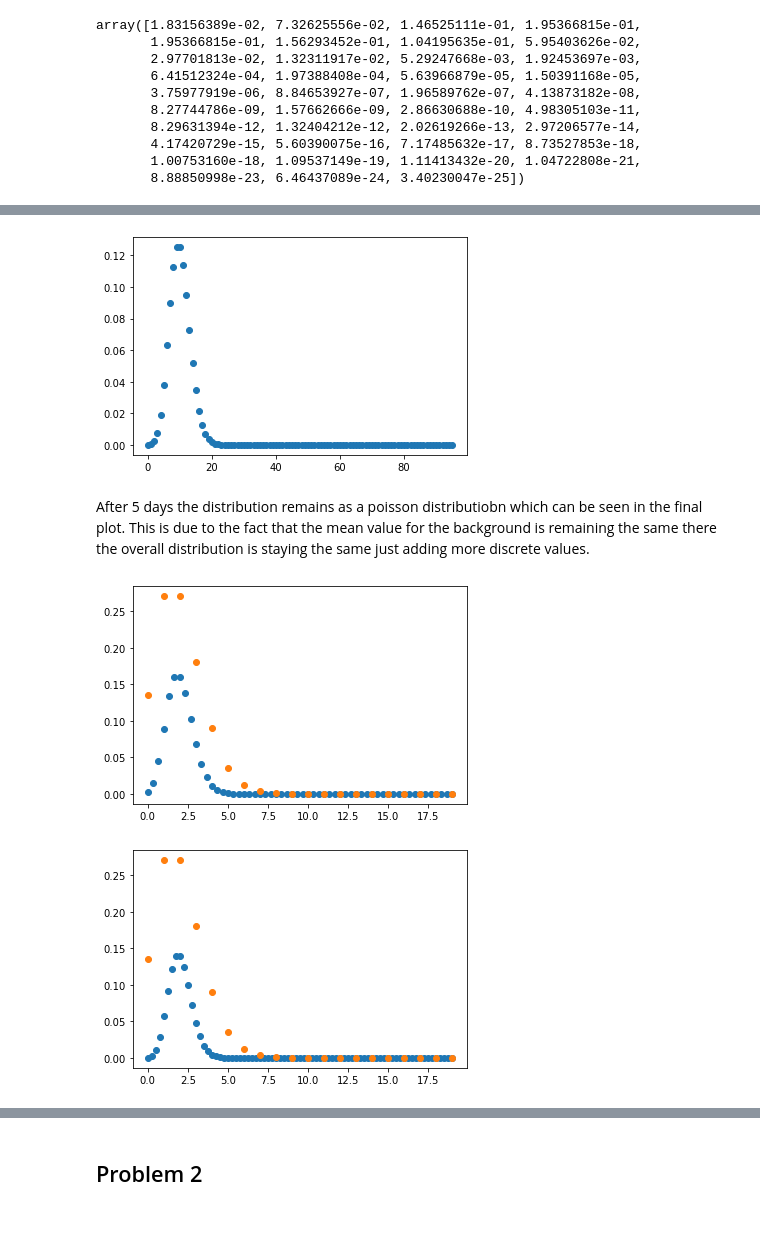
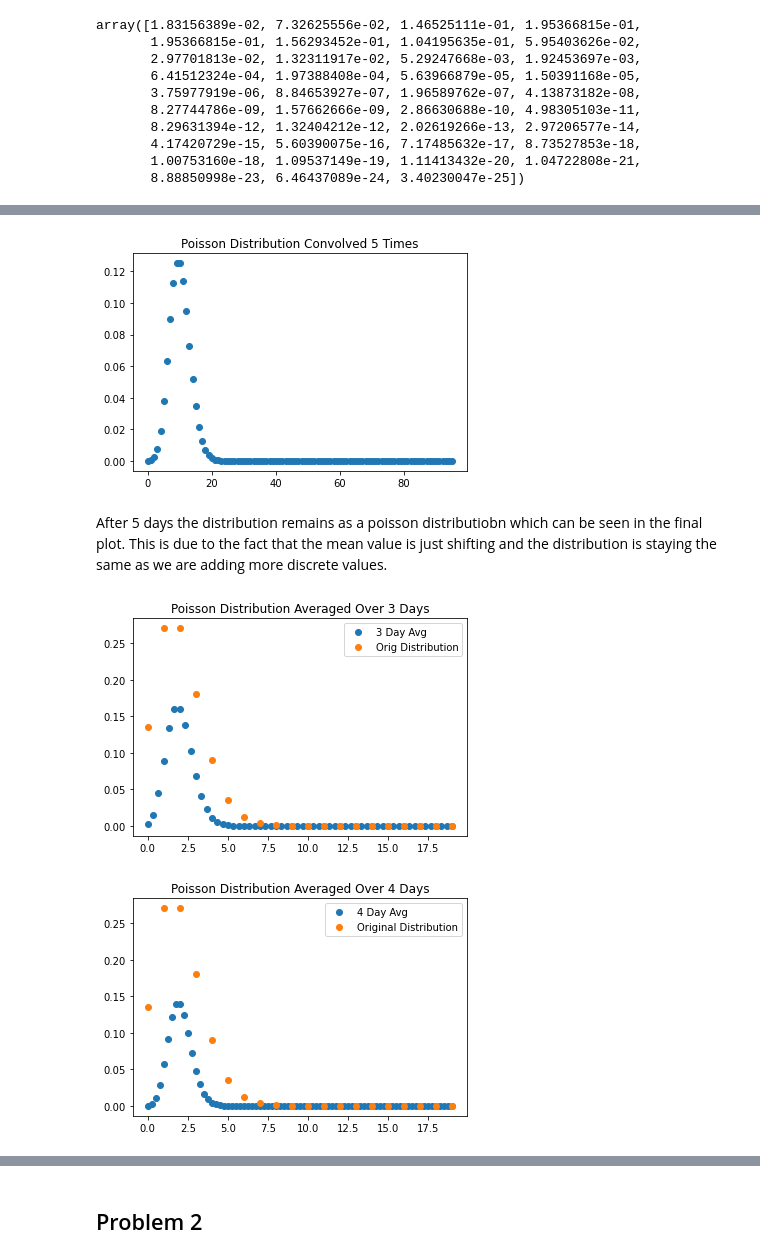
Before and after one commit to jaides26/Phys-434, a Jupyter notebook: Lab#2.ipynb, the cells around one changed output, grey strips where cells are left out. Saved outputs shown, nothing was run; the diff lists cells and outputs as text; code cells hidden in the pictures; blank space fills up the shorter version.

```diff
--- a/Lab#2.ipynb
+++ b/Lab#2.ipynb
@@ -56,29 +60,34 @@ conv_5=scipy.signal.convolve(poiss,conv_4)
 # %%
 x_conv5=np.arange(0,len(conv_5))
 fig, ax = plt.subplots(1, 1)
+ax.set_title('Poisson Distribution Convolved 5 Times')
 ax.plot(x_conv5,conv_5,'o')
 plt.show()
 # %% [output]
-[figure, old version]
+[figure, new version]
 # %% [markdown]
-After 5 days the distribution remains as a poisson distributiobn which can be seen in the final plot. This is due to the fact that the mean value for the background is remaining the same there the overall distribution is staying the same just adding more discrete values.
+After 5 days the distribution remains as a poisson distributiobn which can be seen in the final plot. This is due to the fact that the mean value is just shifting and the distribution is staying the same as we are adding more discrete values.
 # %%
 x_avg3=x_conv3/3
 fig, ax = plt.subplots(1, 1)
-ax.plot(x_avg3,conv_3,'o')
-ax.plot(x,stats.poisson.pmf(x,mu_background),'o')
+ax.set_title('Poisson Distribution Averaged Over 3 Days')
+ax.plot(x_avg3,conv_3,'o', label= '3 Day Avg')
+ax.plot(x,stats.poisson.pmf(x,mu_background),'o', label= "Orig Distribution")
+plt.legend()
 plt.show()
 # %% [output]
-[figure, old version]
+[figure, new version]
 # %%
 x_conv4=np.arange(0,len(conv_4))
 x_avg4=x_conv4/4
 fig, ax = plt.subplots(1, 1)
-ax.plot(x_avg4,conv_4,'o')
-ax.plot(x,stats.poisson.pmf(x,mu_background),'o')
+ax.set_title('Poisson Distribution Averaged Over 4 Days')
+ax.plot(x_avg4,conv_4,'o', label='4 Day Avg')
+ax.plot(x,stats.poisson.pmf(x,mu_background),'o', label='Original Distribution')
+plt.legend()
 plt.show()
 # %% [output]
-[figure, old version]
+[figure, new version]
 # %%
 x_conv5=np.arange(0,len(conv_5))
 x_avg5=x_conv5/5
```
Also changed, not shown: parts of 45 cells of this notebook.
